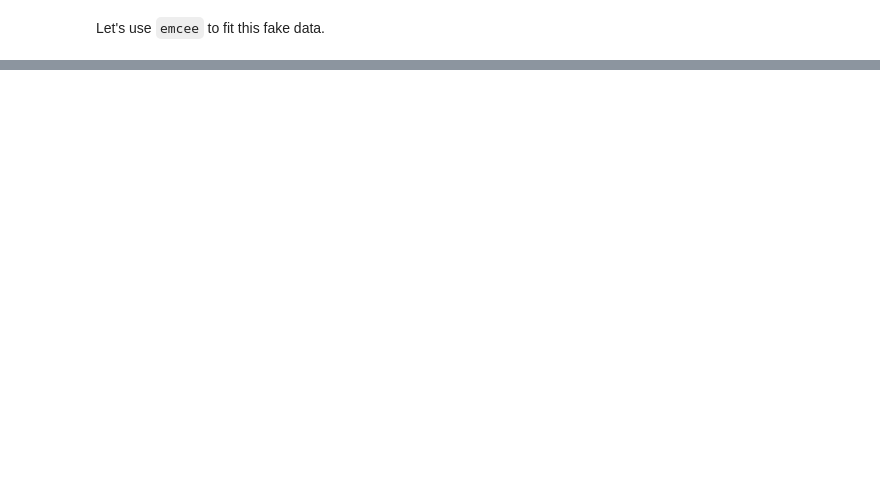
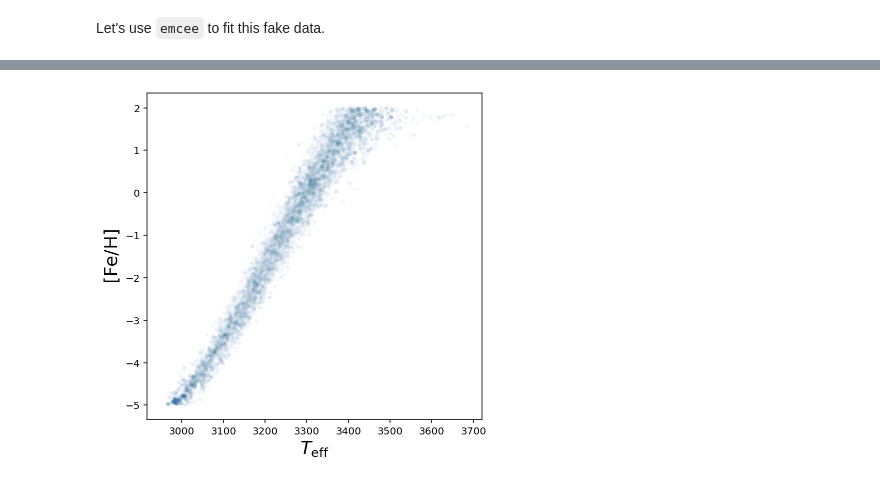
Before and after one commit to gully/TgiF, a Jupyter notebook: notebooks/01_toy_spectrum.ipynb, the cells around one changed output, grey strips where cells are left out. Cells and saved outputs as stored; diff of their text form; code cells hidden in the pictures; blank space fills up the shorter version.

```diff
--- a/notebooks/01_toy_spectrum.ipynb
+++ b/notebooks/01_toy_spectrum.ipynb
@@ -249,0 +257,10 @@ Let's use `emcee` to fit this fake data.
+# %%
+def log_probability(theta):
+    prior = log_prior(theta)
+    model = synthetic_spectrum_confounded(theta)
+    residuals = model - fake_data
+    out_val = -0.5*np.sum(residuals**2/sigma**2) + prior
+    if out_val!=out_val:
+        return -np_original.inf
+    else:
+        return out_val
@@ -249,0 +269,6 @@ Let's use `emcee` to fit this fake data.
+# %%
+pos = np_original.array(true_parameters) + 1e-3 * np_original.random.randn(40, 3)
+nwalkers, ndim = pos.shape
+# %%
+sampler = emcee.EnsembleSampler(nwalkers, ndim, log_probability)
+sampler.run_mcmc(pos, 500, progress=True);
@@ -249,0 +289,9 @@ Let's use `emcee` to fit this fake data.
+# %%
+flat_burned_chain = sampler.chain[:, 150:, :].reshape((-1, 3))
+# %%
+plt.figure(figsize=(6,6))
+plt.plot(flat_burned_chain[:, 0], flat_burned_chain[:, 2], '.', alpha=0.01);
+plt.xlabel('$T_{\mathrm{eff}}$', fontsize=18)
+plt.ylabel('$[\mathrm{Fe}/\mathrm{H}]$', fontsize=18);
+# %% [output]
+[figure, added]
```
Also changed, not shown: parts of 7 cells of this notebook, 1 other file.
